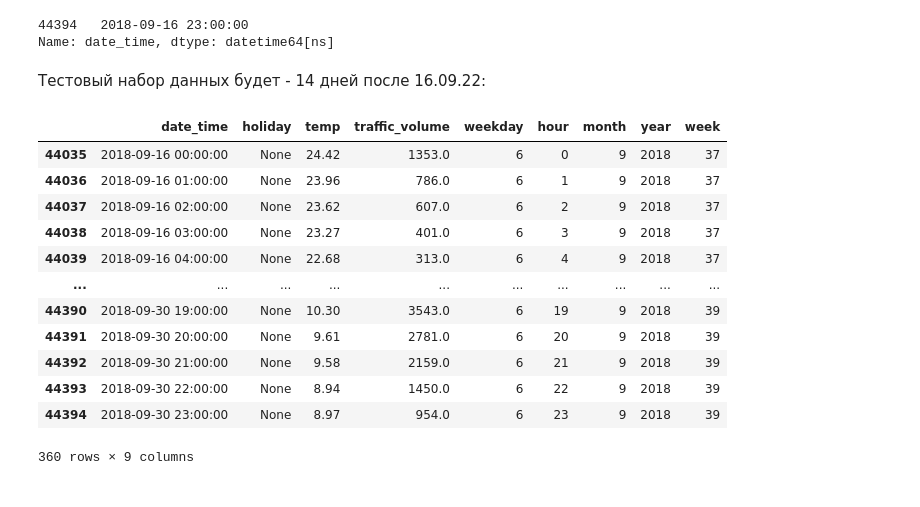
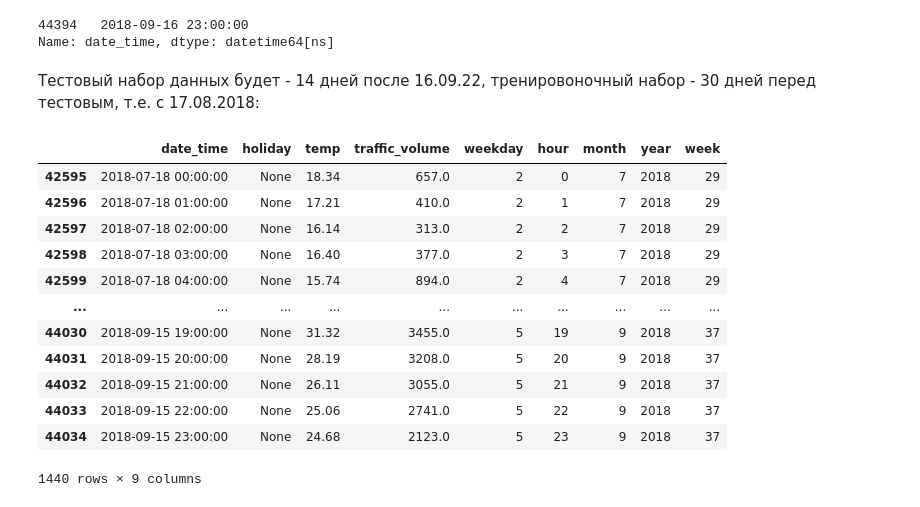
Before and after one commit to rpurei/otus, a Jupyter notebook: prof-hw6/ml_prof_hw06.ipynb, the cells around one changed output. Drawn from its saved outputs; the diff is of its cells as text; code cells hidden in the pictures.

```diff
--- a/prof-hw6/ml_prof_hw06.ipynb
+++ b/prof-hw6/ml_prof_hw06.ipynb
@@ -254,24 +257,26 @@ df_interpolated.iloc[-1:]['date_time'] + timedelta(-14)
 44394   2018-09-16 23:00:00
 Name: date_time, dtype: datetime64[ns]
 # %% [markdown]
-Тестовый набор данных будет - 14 дней после 16.09.22:
+Тестовый набор данных будет - 14 дней после 16.09.22, тренировоночный набор - 30 дней перед тестовым, т.е. с 17.08.2018:
+# %%
+border_date = '2018-09-16 00:00:00'
+start_date = datetime.strptime('2018-09-16 00:00:00', '%Y-%m-%d %H:%M:%S') + timedelta(-60)
 # %%
-split_date = '2018-09-16 00:00:00'
-df_train = df_interpolated.loc[df_interpolated['date_time'] < split_date].copy()
-df_test = df_interpolated.loc[df_interpolated['date_time'] >= split_date].copy()
+df_train = df_interpolated.loc[(df_interpolated['date_time'] >= start_date.strftime('%Y-%m-%d %H:%M:%S')) & (df_interpolated['date_time'] < border_date)].copy()
+df_test = df_interpolated.loc[df_interpolated['date_time'] >= border_date].copy()
 # %%
-df_test
+df_train
 # %% [output]
 |  | date_time | holiday | temp | traffic_volume | weekday | hour | month | year | week |
-| 44035 | 2018-09-16 00:00:00 | None | 24.42 | 1353.0 | 6 | 0 | 9 | 2018 | 37 |
-| 44036 | 2018-09-16 01:00:00 | None | 23.96 | 786.0 | 6 | 1 | 9 | 2018 | 37 |
-| 44037 | 2018-09-16 02:00:00 | None | 23.62 | 607.0 | 6 | 2 | 9 | 2018 | 37 |
-| 44038 | 2018-09-16 03:00:00 | None | 23.27 | 401.0 | 6 | 3 | 9 | 2018 | 37 |
-| 44039 | 2018-09-16 04:00:00 | None | 22.68 | 313.0 | 6 | 4 | 9 | 2018 | 37 |
+| 42595 | 2018-07-18 00:00:00 | None | 18.34 | 657.0 | 2 | 0 | 7 | 2018 | 29 |
+| 42596 | 2018-07-18 01:00:00 | None | 17.21 | 410.0 | 2 | 1 | 7 | 2018 | 29 |
+| 42597 | 2018-07-18 02:00:00 | None | 16.14 | 313.0 | 2 | 2 | 7 | 2018 | 29 |
+| 42598 | 2018-07-18 03:00:00 | None | 16.40 | 377.0 | 2 | 3 | 7 | 2018 | 29 |
+| 42599 | 2018-07-18 04:00:00 | None | 15.74 | 894.0 | 2 | 4 | 7 | 2018 | 29 |
 | ... | ... | ... | ... | ... | ... | ... | ... | ... | ... |
-| 44390 | 2018-09-30 19:00:00 | None | 10.30 | 3543.0 | 6 | 19 | 9 | 2018 | 39 |
-| 44391 | 2018-09-30 20:00:00 | None | 9.61 | 2781.0 | 6 | 20 | 9 | 2018 | 39 |
-| 44392 | 2018-09-30 21:00:00 | None | 9.58 | 2159.0 | 6 | 21 | 9 | 2018 | 39 |
-| 44393 | 2018-09-30 22:00:00 | None | 8.94 | 1450.0 | 6 | 22 | 9 | 2018 | 39 |
-| 44394 | 2018-09-30 23:00:00 | None | 8.97 | 954.0 | 6 | 23 | 9 | 2018 | 39 |
+| 44030 | 2018-09-15 19:00:00 | None | 31.32 | 3455.0 | 5 | 19 | 9 | 2018 | 37 |
+| 44031 | 2018-09-15 20:00:00 | None | 28.19 | 3208.0 | 5 | 20 | 9 | 2018 | 37 |
+| 44032 | 2018-09-15 21:00:00 | None | 26.11 | 3055.0 | 5 | 21 | 9 | 2018 | 37 |
+| 44033 | 2018-09-15 22:00:00 | None | 25.06 | 2741.0 | 5 | 22 | 9 | 2018 | 37 |
+| 44034 | 2018-09-15 23:00:00 | None | 24.68 | 2123.0 | 5 | 23 | 9 | 2018 | 37 |
-360 rows × 9 columns
+1440 rows × 9 columns
```
Also changed, not shown: parts of 7 cells of this notebook.
